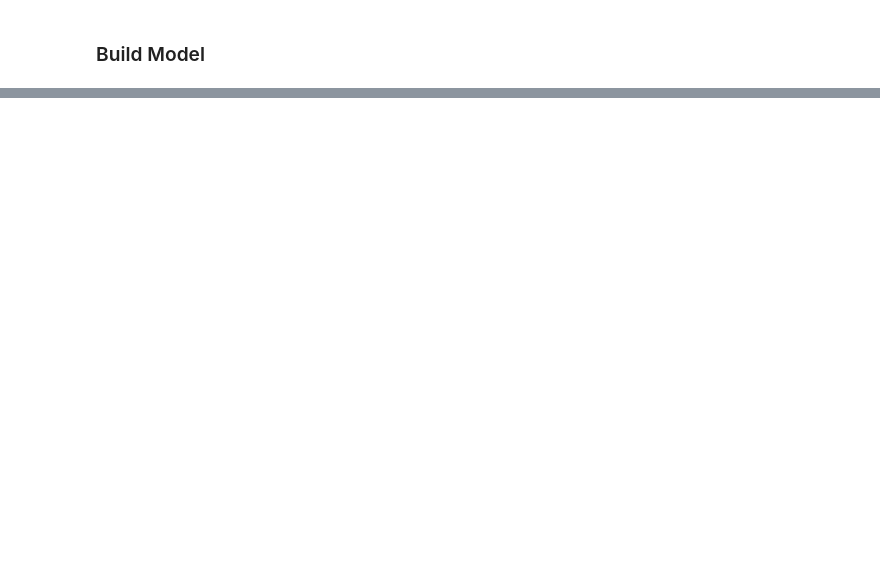
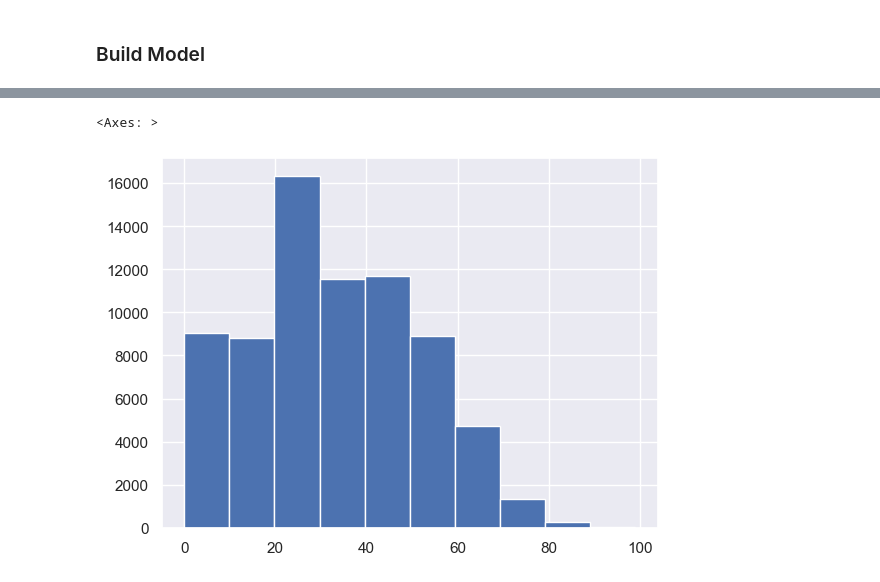
Before and after one commit to ynackash/genre-classification, a Jupyter notebook: Neural_Network.ipynb, the cells around one changed output, grey strips where cells are left out. Cells and saved outputs as stored; diff of their text form; code cells hidden in the pictures; blank space fills up the shorter version.

```diff
--- a/Neural_Network.ipynb
+++ b/Neural_Network.ipynb
@@ -476,0 +480,5 @@ for i in range(labels_count):
+# %%
+df['popularity'].hist()
+# %% [output]
+<Axes: >
+[figure, added]
```
Also changed, not shown: parts of 14 cells of this notebook, 1 other file.
